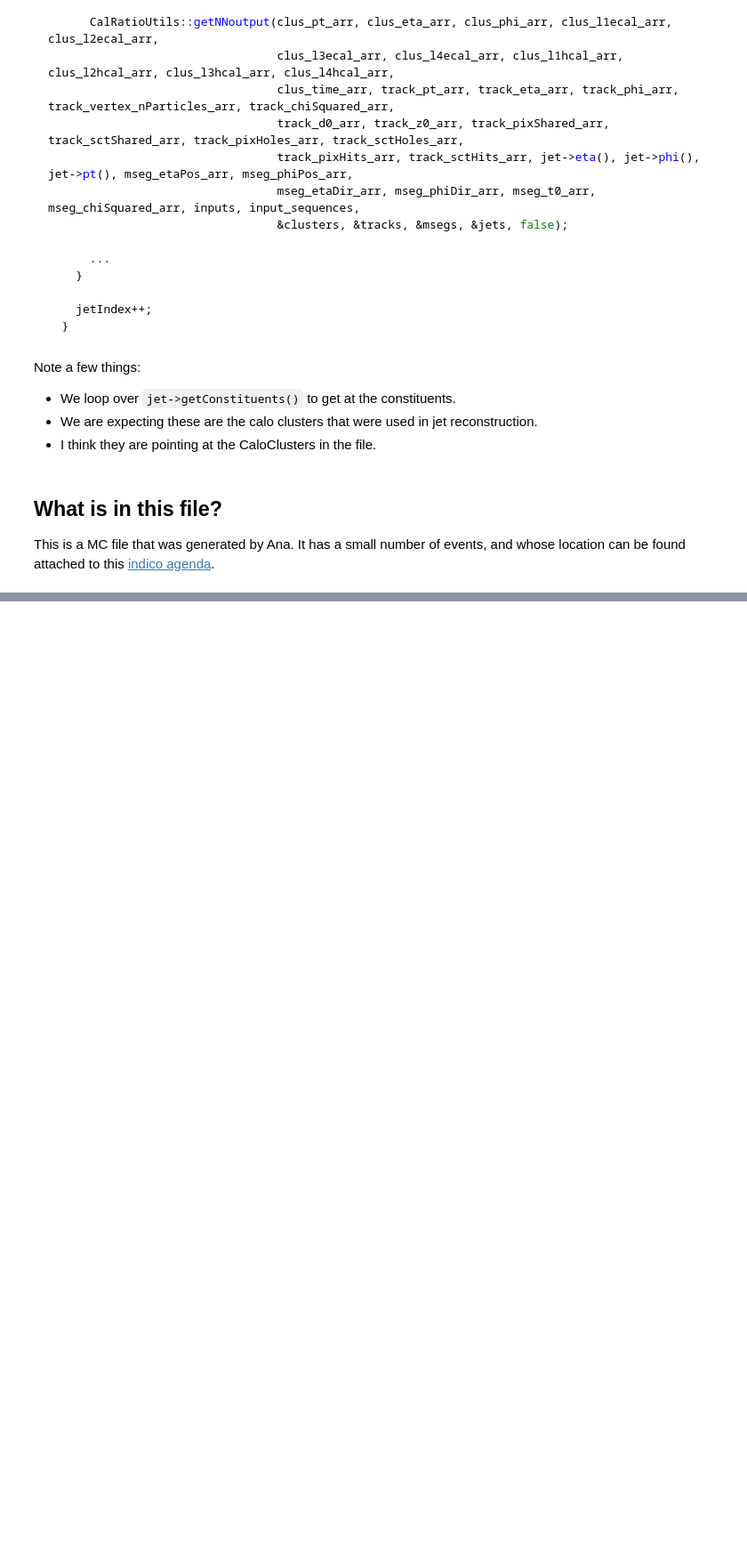
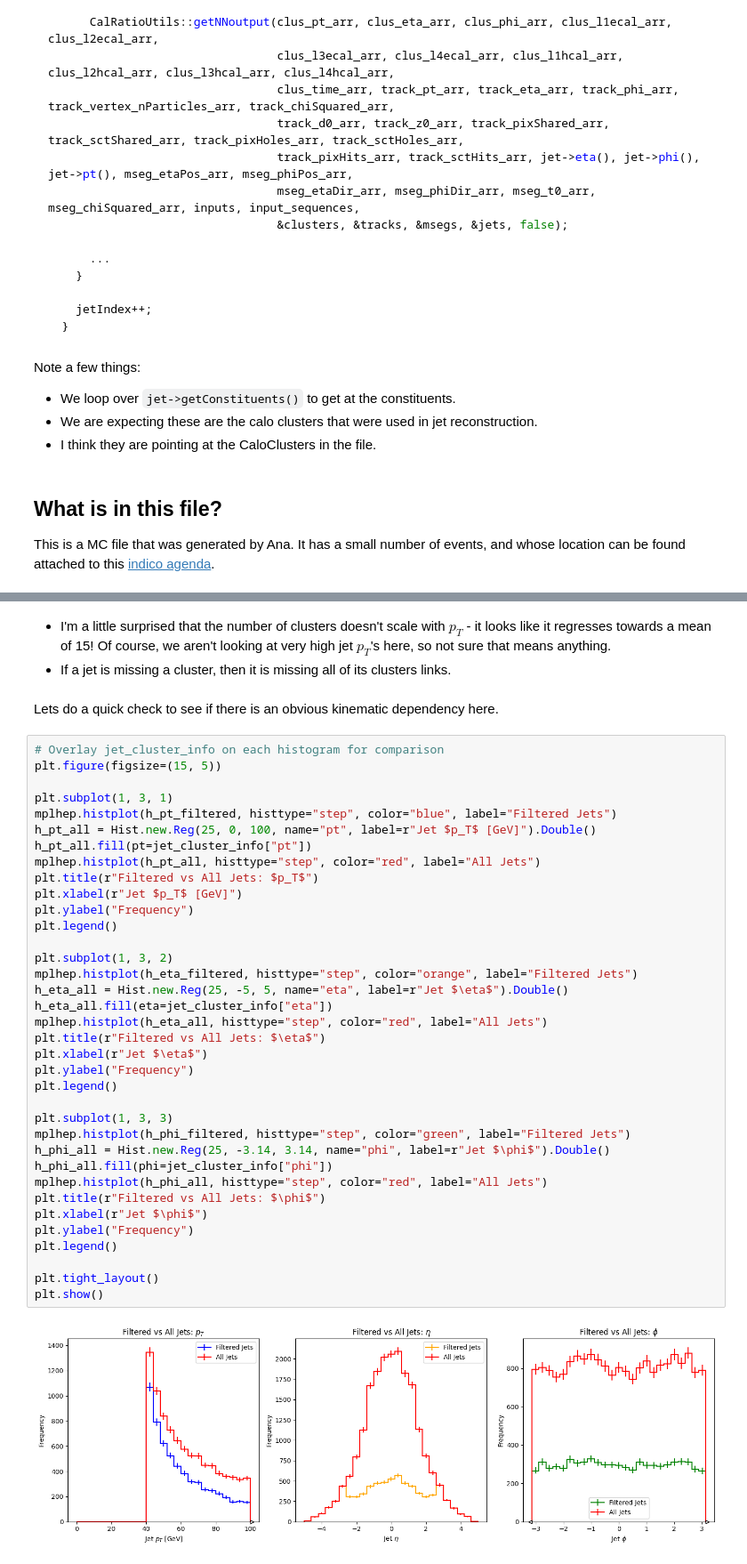
Before and after one commit to gordonwatts/sx_training_fetch, a Jupyter notebook: notebooks/002 - Understanding CalTopo.ipynb, the cells around one changed output, grey strips where cells are left out. Shown at 89% size. Saved outputs shown, nothing was run; the diff lists cells and outputs as text; blank space fills up the shorter version.

```diff
--- a/notebooks/002 - Understanding CalTopo.ipynb
+++ b/notebooks/002 - Understanding CalTopo.ipynb
@@ -94,0 +258,43 @@ Should we also to check file to see if that gives us something more? I want to k
+# %% [markdown]
+* I'm a little surprised that the number of clusters doesn't scale with $p_T$ - it looks like it regresses towards a mean of 15! Of course, we aren't looking at very high jet $p_T$'s here, so not sure that means anything.
+* If a jet is missing a cluster, then it is missing all of its clusters links.
+# %% [markdown]
+Lets do a quick check to see if there is an obvious kinematic dependency here.
+# %%
+# Overlay jet_cluster_info on each histogram for comparison
+plt.figure(figsize=(15, 5))
+
+plt.subplot(1, 3, 1)
+mplhep.histplot(h_pt_filtered, histtype="step", color="blue", label="Filtered Jets")
+h_pt_all = Hist.new.Reg(25, 0, 100, name="pt", label=r"Jet $p_T$ [GeV]").Double()
+h_pt_all.fill(pt=jet_cluster_info["pt"])
+mplhep.histplot(h_pt_all, histtype="step", color="red", label="All Jets")
+plt.title(r"Filtered vs All Jets: $p_T$")
+plt.xlabel(r"Jet $p_T$ [GeV]")
+plt.ylabel("Frequency")
+plt.legend()
+
+plt.subplot(1, 3, 2)
+mplhep.histplot(h_eta_filtered, histtype="step", color="orange", label="Filtered Jets")
+h_eta_all = Hist.new.Reg(25, -5, 5, name="eta", label=r"Jet $\eta$").Double()
+h_eta_all.fill(eta=jet_cluster_info["eta"])
+mplhep.histplot(h_eta_all, histtype="step", color="red", label="All Jets")
+plt.title(r"Filtered vs All Jets: $\eta$")
+plt.xlabel(r"Jet $\eta$")
+plt.ylabel("Frequency")
+plt.legend()
+
+plt.subplot(1, 3, 3)
+mplhep.histplot(h_phi_filtered, histtype="step", color="green", label="Filtered Jets")
+h_phi_all = Hist.new.Reg(25, -3.14, 3.14, name="phi", label=r"Jet $\phi$").Double()
+h_phi_all.fill(phi=jet_cluster_info["phi"])
+mplhep.histplot(h_phi_all, histtype="step", color="red", label="All Jets")
+plt.title(r"Filtered vs All Jets: $\phi$")
+plt.xlabel(r"Jet $\phi$")
+plt.ylabel("Frequency")
+plt.legend()
+
+plt.tight_layout()
+plt.show()
+# %% [output]
+[figure, added]
```
Also changed, not shown: parts of 15 cells of this notebook.
